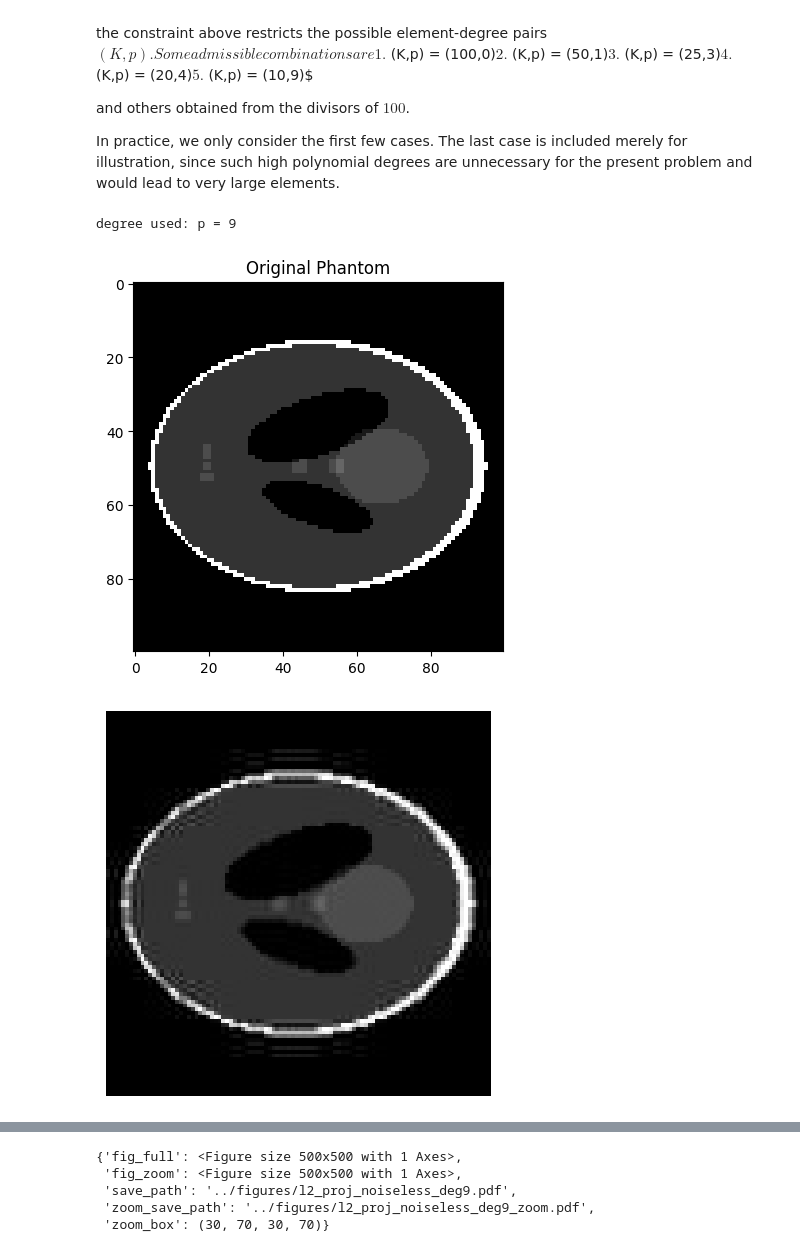
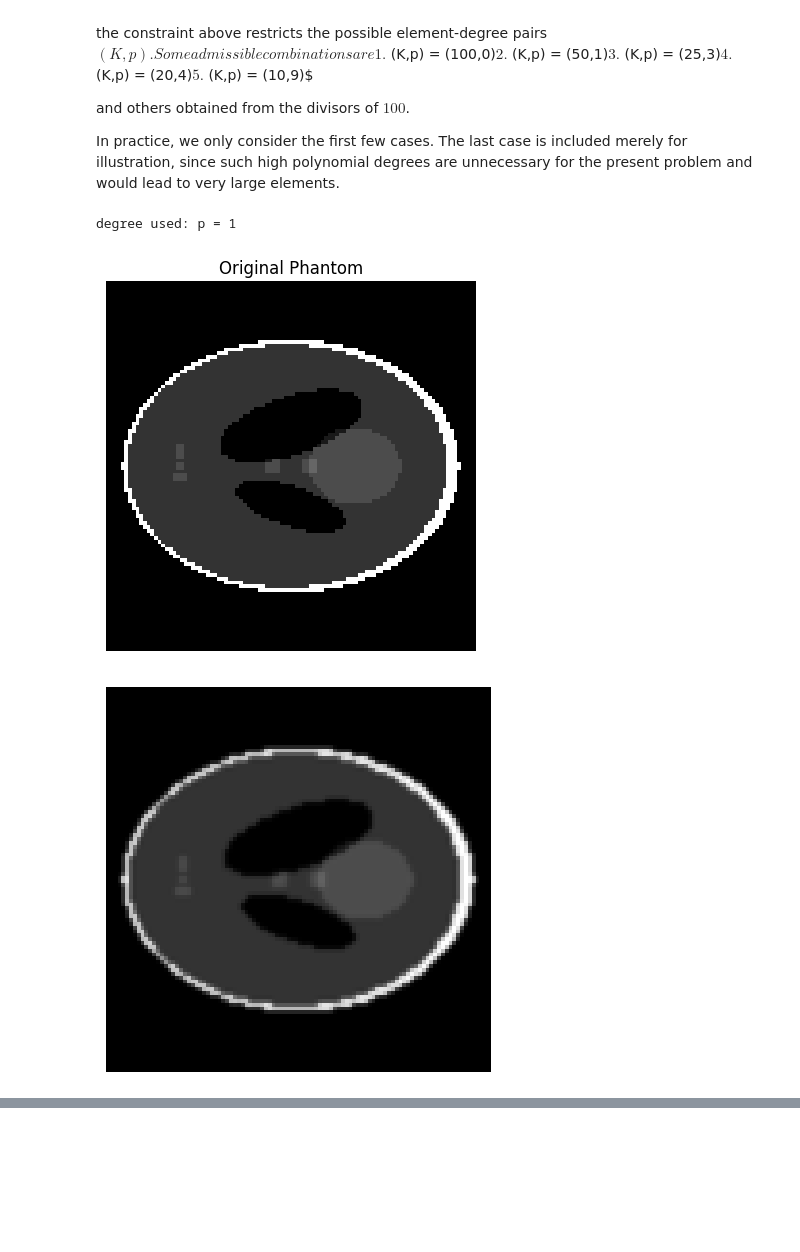
Before and after one commit to AdamHopkinss/SIAC-CT-Reconstruction, a Jupyter notebook: notebooks/DG_projection_and_SIAC.ipynb, the cells around one changed output, grey strips where cells are left out. Cells and saved outputs as stored; diff of their text form; code cells hidden in the pictures; blank space fills up the shorter version.

```diff
--- a/notebooks/DG_projection_and_SIAC.ipynb
+++ b/notebooks/DG_projection_and_SIAC.ipynb
@@ -71,42 +71,44 @@ from src.siac import apply_siac_modal_dg
 from src.helpers import save_and_plot_image_with_zoom
 
 #### Testing on the noiseless phantom ####
 
 xmin, ymin = space.min_pt
 xmax, ymax = space.max_pt
 
 # Admissible degrees: 0, 1, 3, 4, 5, 9    (can be resolved internally by l2_project function)
-deg = 5
+deg = 1
 
 dg = l2_project_image_to_dg(recon=phantom, xlim=(xmin,xmax), ylim=(ymin,ymax), deg=deg)
 
 deg = dg["mesh"]["p"]
 print(f"degree used: p = {deg}")
 
-U = eval_dg_modal_on_img_grid(dg=dg)
+U_noiseless = eval_dg_modal_on_img_grid(dg=dg)
 
 plt.imshow(phantom_np, cmap="gray")
 plt.title("Original Phantom")
+plt.axis("off")
 plt.show
 
 save_and_plot_image_with_zoom(
-    U,
+    U_noiseless,
     save_path=f"../figures/l2_proj_noiseless_deg{deg}.pdf",
     cmap="gray",
     vmin=0.0,
     vmax=1.0,
     raw=True,
     show=True,
     save=True,
     dpi=600
 )
+
+plt.figure()
+plt.imshow(U_noiseless - phantom_np, cmap="gray")
+plt.title("Difference (U - img)")
+plt.axis("off")
+plt.show()
 # %% [output]
-degree used: p = 9
+degree used: p = 1
-[figure, old version]
+[figure, new version]
-[figure, old version]
+[figure, new version]
 [figure]
-{'fig_full': <Figure size 500x500 with 1 Axes>,
- 'fig_zoom': <Figure size 500x500 with 1 Axes>,
- 'save_path': '../figures/l2_proj_noiseless_deg9.pdf',
- 'zoom_save_path': '../figures/l2_proj_noiseless_deg9_zoom.pdf',
- 'zoom_box': (30, 70, 30, 70)}
```
Also changed, not shown: parts of 6 cells of this notebook, 1 other file.
